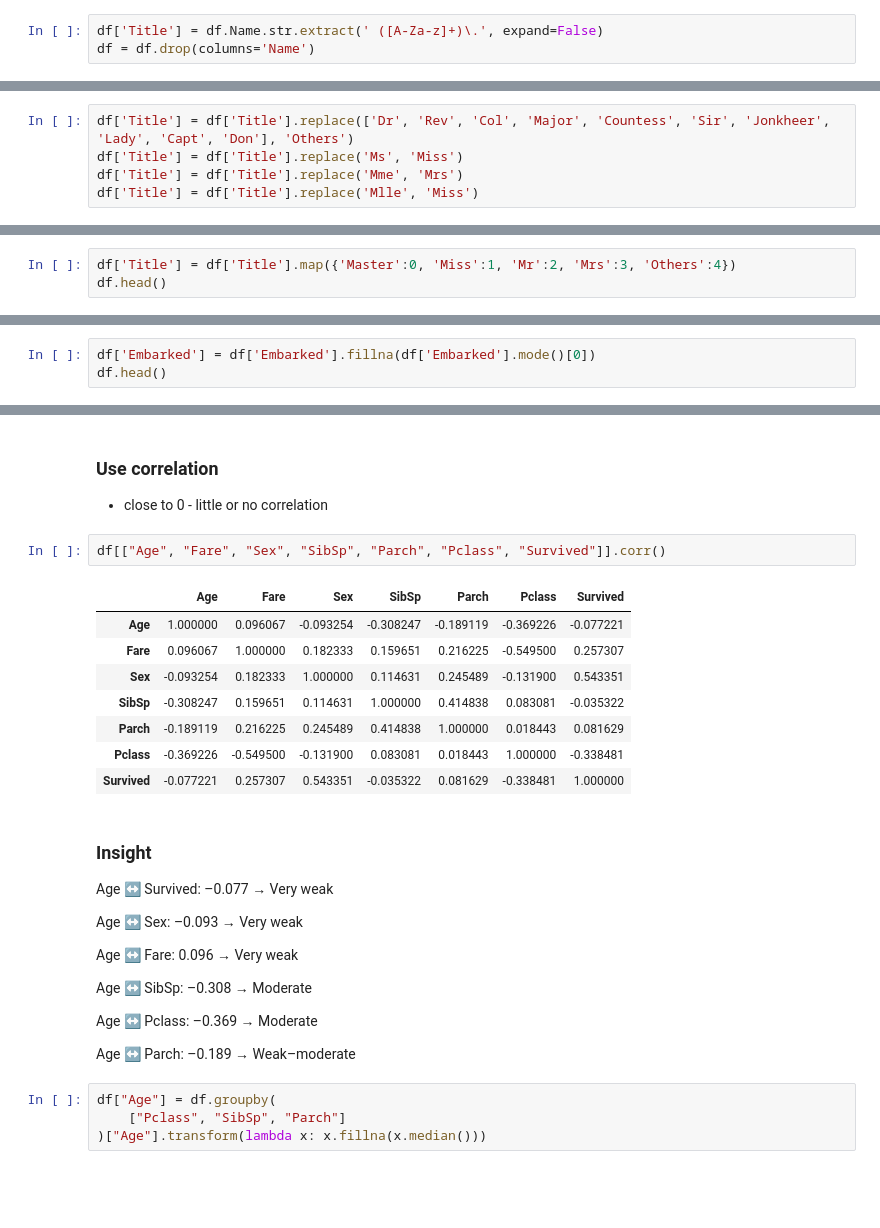
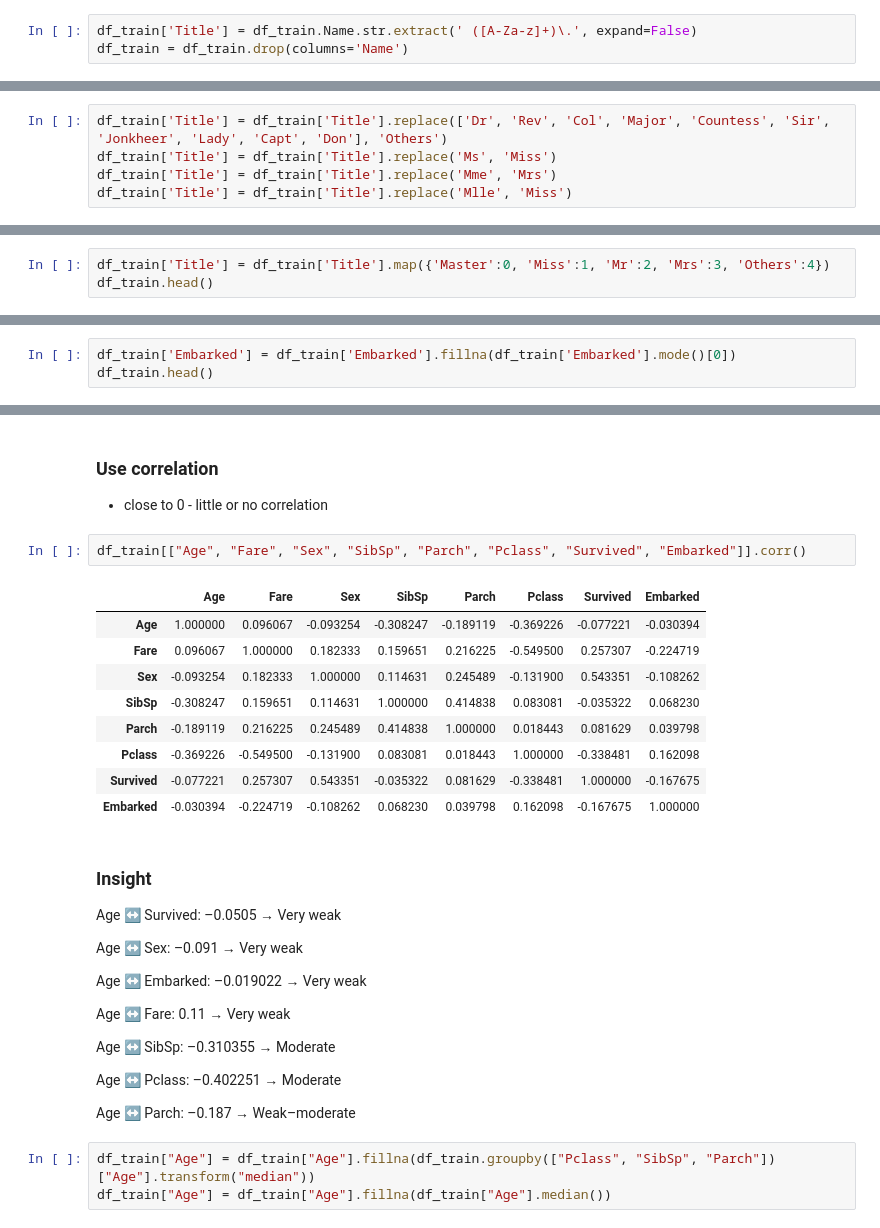
Before and after one commit to helben2002/TitanicCapstoneProject, a Jupyter notebook: ml/notebooks/fortuna.ipynb, the cells around one changed output, grey strips where cells are left out. Cells and saved outputs as stored; diff of their text form; blank space fills up the shorter version.

```diff
--- a/ml/notebooks/fortuna.ipynb
+++ b/ml/notebooks/fortuna.ipynb
@@ -337,6 +339,6 @@ df.head()
 # %% [markdown]
 ### Extract Title and drop Name
 # %%
-df['Title'] = df.Name.str.extract(' ([A-Za-z]+)\.', expand=False)
-df = df.drop(columns='Name')
+df_train['Title'] = df_train.Name.str.extract(' ([A-Za-z]+)\.', expand=False)
+df_train = df_train.drop(columns='Name')
 # %%
@@ -345,8 +347,8 @@ df.Title.value_counts().plot(kind='bar')
 <Axes: xlabel='Title'>
 [figure]
 # %%
-df['Title'] = df['Title'].replace(['Dr', 'Rev', 'Col', 'Major', 'Countess', 'Sir', 'Jonkheer', 'Lady', 'Capt', 'Don'], 'Others')
-df['Title'] = df['Title'].replace('Ms', 'Miss')
-df['Title'] = df['Title'].replace('Mme', 'Mrs')
-df['Title'] = df['Title'].replace('Mlle', 'Miss')
+df_train['Title'] = df_train['Title'].replace(['Dr', 'Rev', 'Col', 'Major', 'Countess', 'Sir', 'Jonkheer', 'Lady', 'Capt', 'Don'], 'Others')
+df_train['Title'] = df_train['Title'].replace('Ms', 'Miss')
+df_train['Title'] = df_train['Title'].replace('Mme', 'Mrs')
+df_train['Title'] = df_train['Title'].replace('Mlle', 'Miss')
 # %%
@@ -369,6 +371,6 @@ Text(0, 0.5, 'Survival Probability')
 # %% [markdown]
 ## Title to numerical value
 # %%
-df['Title'] = df['Title'].map({'Master':0, 'Miss':1, 'Mr':2, 'Mrs':3, 'Others':4})
-df.head()
+df_train['Title'] = df_train['Title'].map({'Master':0, 'Miss':1, 'Mr':2, 'Mrs':3, 'Others':4})
+df_train.head()
 # %% [output]
@@ -398,6 +400,6 @@ dtype: int64
 # %% [markdown]
 - The two missing values in 'Embarked' will be replaced by the majority class which is 'S', in order to keep the orginal distribution.
 # %%
-df['Embarked'] = df['Embarked'].fillna(df['Embarked'].mode()[0])
-df.head()
+df_train['Embarked'] = df_train['Embarked'].fillna(df_train['Embarked'].mode()[0])
+df_train.head()
 # %% [output]
@@ -413,33 +415,35 @@ df.head()
 ### Use correlation
 - close to 0 - little or no correlation
 # %%
-df[["Age", "Fare", "Sex", "SibSp", "Parch", "Pclass", "Survived"]].corr()
+df_train[["Age", "Fare", "Sex", "SibSp", "Parch", "Pclass", "Survived", "Embarked"]].corr()
 # %% [output]
-|  | Age | Fare | Sex | SibSp | Parch | Pclass | Survived |
-| Age | 1.000000 | 0.096067 | -0.093254 | -0.308247 | -0.189119 | -0.369226 | -0.077221 |
-| Fare | 0.096067 | 1.000000 | 0.182333 | 0.159651 | 0.216225 | -0.549500 | 0.257307 |
-| Sex | -0.093254 | 0.182333 | 1.000000 | 0.114631 | 0.245489 | -0.131900 | 0.543351 |
-| SibSp | -0.308247 | 0.159651 | 0.114631 | 1.000000 | 0.414838 | 0.083081 | -0.035322 |
-| Parch | -0.189119 | 0.216225 | 0.245489 | 0.414838 | 1.000000 | 0.018443 | 0.081629 |
-| Pclass | -0.369226 | -0.549500 | -0.131900 | 0.083081 | 0.018443 | 1.000000 | -0.338481 |
-| Survived | -0.077221 | 0.257307 | 0.543351 | -0.035322 | 0.081629 | -0.338481 | 1.000000 |
+|  | Age | Fare | Sex | SibSp | Parch | Pclass | Survived | Embarked |
+| Age | 1.000000 | 0.096067 | -0.093254 | -0.308247 | -0.189119 | -0.369226 | -0.077221 | -0.030394 |
+| Fare | 0.096067 | 1.000000 | 0.182333 | 0.159651 | 0.216225 | -0.549500 | 0.257307 | -0.224719 |
+| Sex | -0.093254 | 0.182333 | 1.000000 | 0.114631 | 0.245489 | -0.131900 | 0.543351 | -0.108262 |
+| SibSp | -0.308247 | 0.159651 | 0.114631 | 1.000000 | 0.414838 | 0.083081 | -0.035322 | 0.068230 |
+| Parch | -0.189119 | 0.216225 | 0.245489 | 0.414838 | 1.000000 | 0.018443 | 0.081629 | 0.039798 |
+| Pclass | -0.369226 | -0.549500 | -0.131900 | 0.083081 | 0.018443 | 1.000000 | -0.338481 | 0.162098 |
+| Survived | -0.077221 | 0.257307 | 0.543351 | -0.035322 | 0.081629 | -0.338481 | 1.000000 | -0.167675 |
+| Embarked | -0.030394 | -0.224719 | -0.108262 | 0.068230 | 0.039798 | 0.162098 | -0.167675 | 1.000000 |
 # %% [markdown]
 ### Insight
-Age ↔ Survived: –0.077 → Very weak
+Age ↔ Survived: –0.0505 → Very weak
 
-Age ↔ Sex: –0.093 → Very weak
+Age ↔ Sex: –0.091 → Very weak
 
-Age ↔ Fare: 0.096 → Very weak
+Age ↔ Embarked: –0.019022 → Very weak
 
-Age ↔ SibSp: –0.308 → Moderate
+Age ↔ Fare: 0.11 → Very weak
 
-Age ↔ Pclass: –0.369 → Moderate
+Age ↔ SibSp: –0.310355 → Moderate
 
-Age ↔ Parch: –0.189 → Weak–moderate
+Age ↔ Pclass: –0.402251 → Moderate
+
+Age ↔ Parch: –0.187 → Weak–moderate
 # %%
-df["Age"] = df.groupby(
-    ["Pclass", "SibSp", "Parch"]
-)["Age"].transform(lambda x: x.fillna(x.median()))
+df_train["Age"] = df_train["Age"].fillna(df_train.groupby(["Pclass", "SibSp", "Parch"])["Age"].transform("median"))
+df_train["Age"] = df_train["Age"].fillna(df_train["Age"].median())
 # %%
 df.isnull().sum()
 # %% [output]
```
Also changed, not shown: parts of 54 cells of this notebook.
